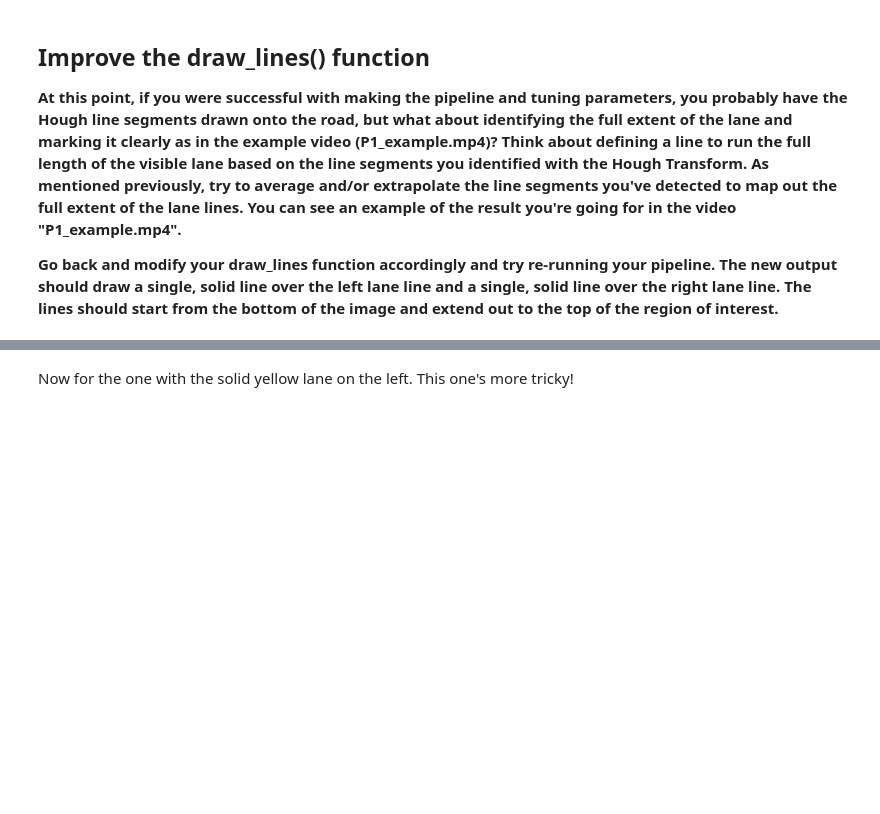
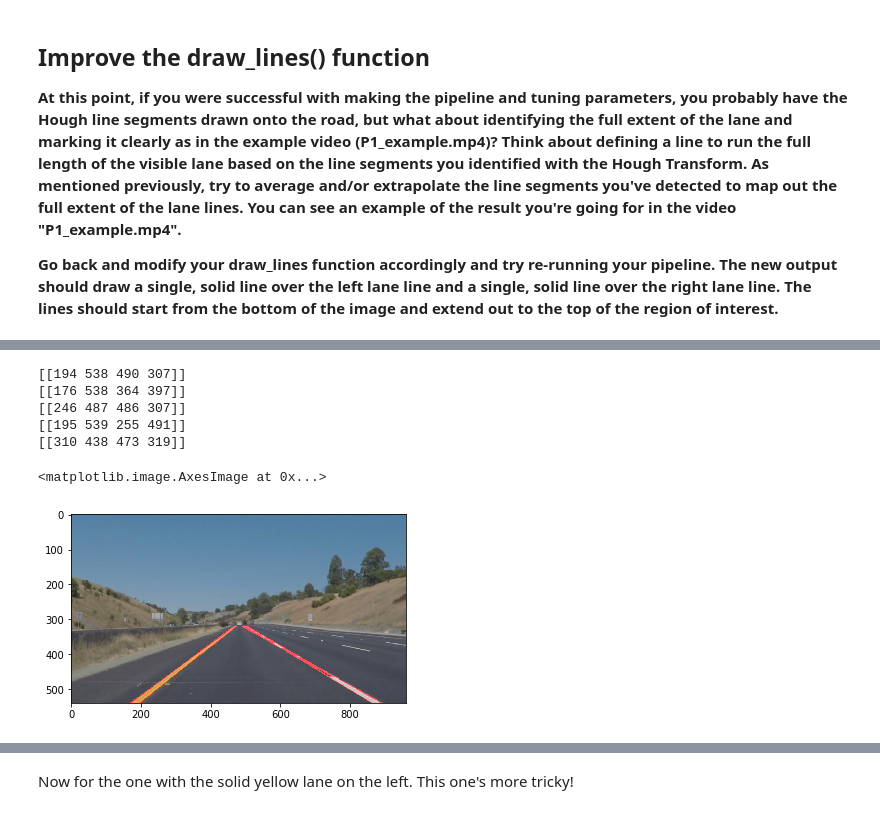
Before and after one commit to c1505/CarND-LaneLines-P1, a Jupyter notebook: P1.ipynb, the cells around one changed output, grey strips where cells are left out. Saved outputs shown, nothing was run; the diff lists cells and outputs as text; code cells hidden in the pictures; blank space fills up the shorter version.

Commit message:
Extrapolated lane lines to top of image

```diff
--- a/P1.ipynb
+++ b/P1.ipynb
@@ -691,0 +855,20 @@ HTML("""
+# %%
+# image_7 whiteCarLaneSwitch.  needs slope filtered
+image = mpimg.imread('test_images/whiteCarLaneSwitch.jpg')
+gray = grayscale(image)
+blur_gray = gaussian_blur(gray, kernal_size)
+edges = canny(blur_gray, low_threshold, high_threshold)
+masked_image = region_of_interest(edges, vertices)
+
+
+line_img = hough_lines(masked_image, rho, theta, threshold, min_line_len, max_line_gap)
+final_image = cv2.addWeighted(image, 0.8, line_img, 1., 0.)
+plt.imshow(final_image)
+# %% [output]
+[[194 538 490 307]]
+[[176 538 364 397]]
+[[246 487 486 307]]
+[[195 539 255 491]]
+[[310 438 473 319]]
+<matplotlib.image.AxesImage at 0x...>
+[figure, added]
```
Also changed, not shown: parts of 32 cells of this notebook.
